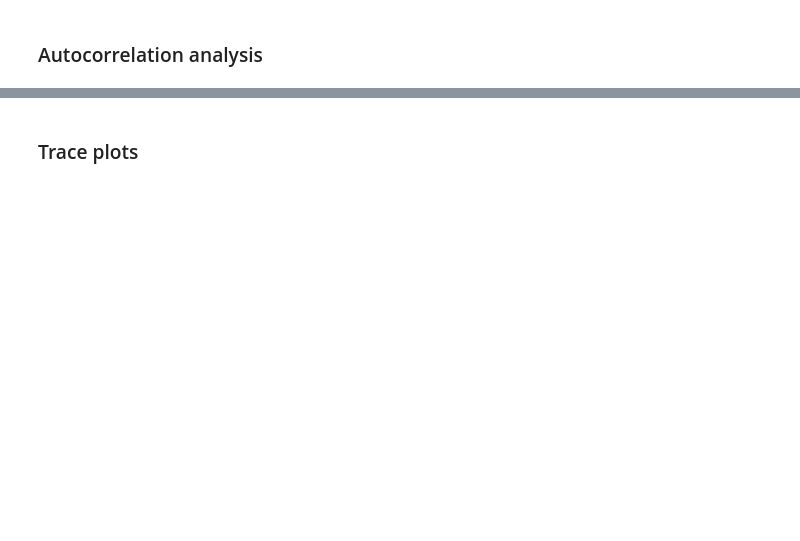
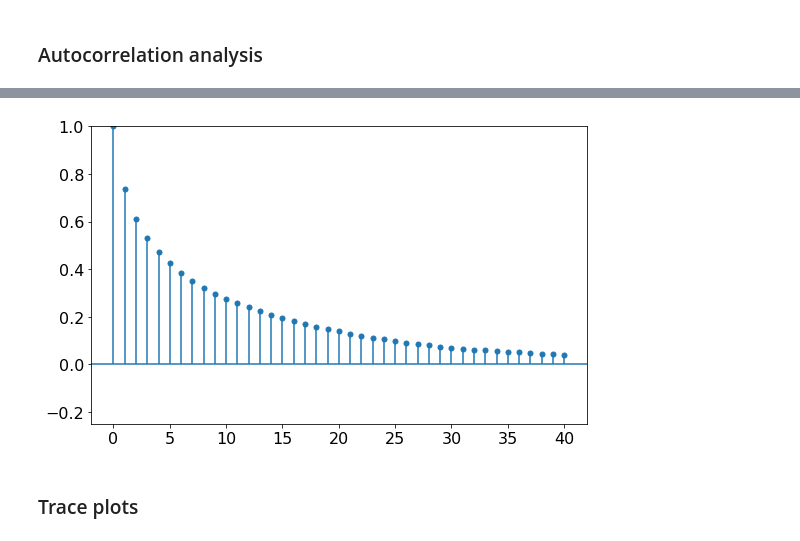
Before and after one commit to seiji594/baysis, a Jupyter notebook: notebooks/sampling_linpoiss.ipynb, the cells around one changed output, grey strips where cells are left out. Drawn from its saved outputs; the diff is of its cells as text; code cells hidden in the pictures; blank space fills up the shorter version.

```diff
--- a/notebooks/sampling_linpoiss.ipynb
+++ b/notebooks/sampling_linpoiss.ipynb
@@ -216,10 +257,12 @@ plt.show();
 # %%
 fig, ax = plt.subplots(figsize=(8,5))
-plotACF(ac_met, 125, 2, ax)
+plotACF(ac_met, 125, 2, ax, nlags=40)
 ax.set_ylim(-0.25,1)
 plt.tight_layout()
-plt.savefig(OUTPUTS_PATH/"acf_met_125-2_lp.png", dpi=300, format='png')
+plt.savefig(OUTPUTS_PATH/"acf_met_125-2_lp.png", dpi=150, format='png')
 plt.show();
+# %% [output]
+[figure, added]
 # %% [markdown]
 ### Trace plots
 # %%
```
Also changed, not shown: parts of 16 cells of this notebook, 9 other files.
